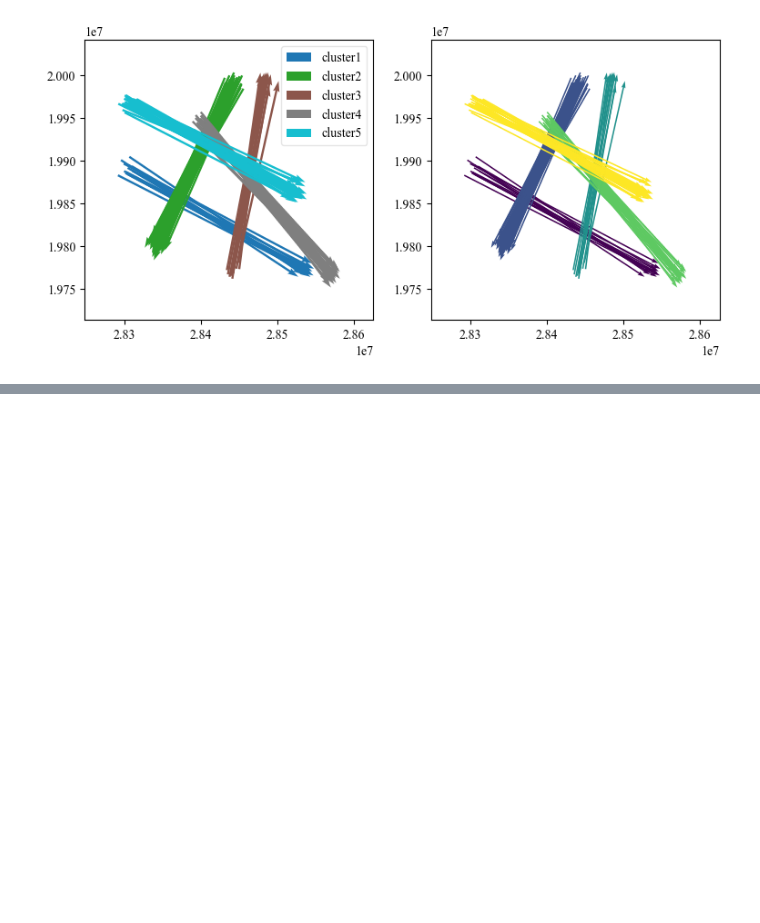
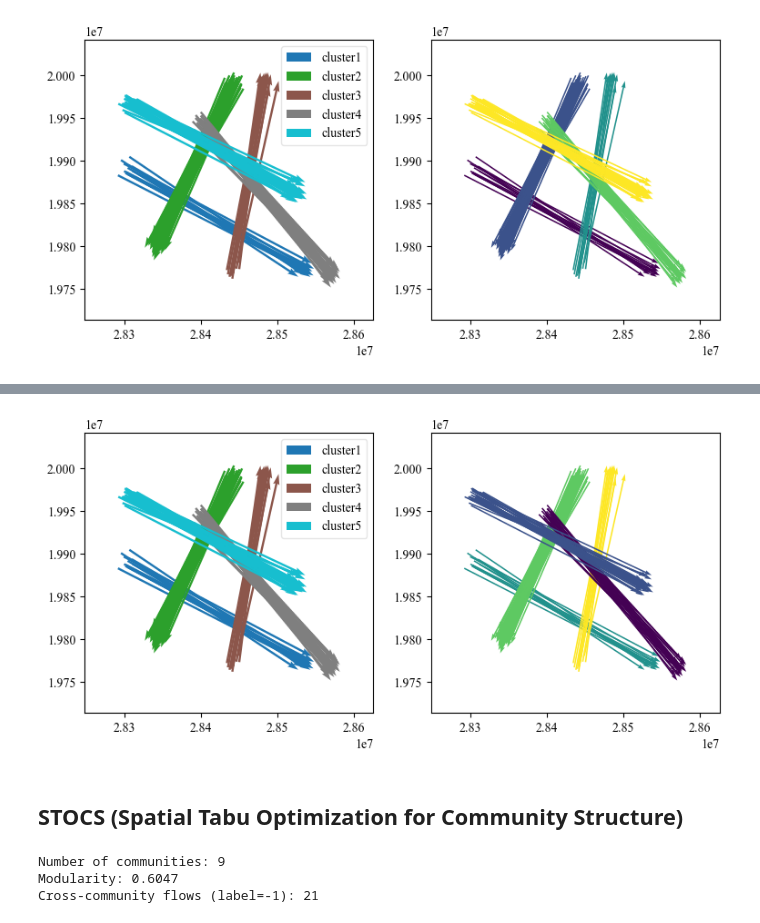
Before and after one commit to djw-easy/geoflowkit, a Jupyter notebook: examples/clustering.ipynb, the cells around one changed output, grey strips where cells are left out. Saved outputs shown, nothing was run; the diff lists cells and outputs as text; code cells hidden in the pictures; blank space fills up the shorter version.

```diff
--- a/examples/clustering.ipynb
+++ b/examples/clustering.ipynb
@@ -60,0 +101,23 @@ fdf.plot(ax=ax2, column='label', zoom=0.15);
+# %%
+fig, (ax1, ax2) = plt.subplots(1, 2, figsize=(9, 4))
+
+fdf['label'] = louvain_model.labels_
+fdf.plot(ax=ax1, column='flow_type', zoom=0.15)
+fdf.plot(ax=ax2, column='label', zoom=0.15);
+# %% [output]
+[figure, added]
+# %% [markdown]
+## STOCS (Spatial Tabu Optimization for Community Structure)
+# %%
+stocs_model = STOCSFlow(
+    zone_method='grid', cell_size=2e4, weight='count',
+    spatial_weight=0.5, tabu_tenure=10, max_iter=100, n_init=5, seed=42
+)
+stocs_model.fit(fdf)
+print(f'Number of communities: {stocs_model.n_communities_}')
+print(f'Modularity: {stocs_model.modularity_:.4f}')
+print(f'Cross-community flows (label=-1): {(stocs_model.labels_ == -1).sum()}')
+# %% [output]
+Number of communities: 9
+Modularity: 0.6047
+Cross-community flows (label=-1): 21
```
Also changed, not shown: parts of 14 cells of this notebook, 23 other files.
